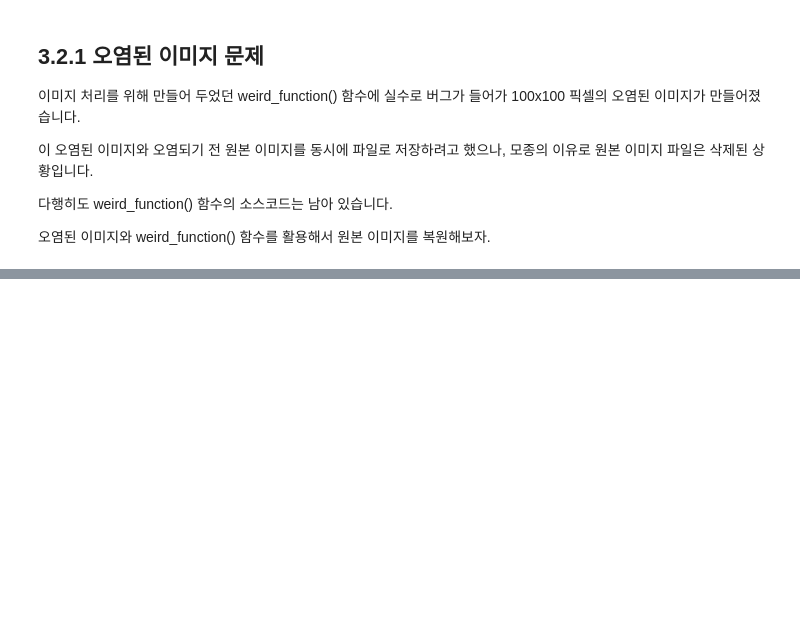
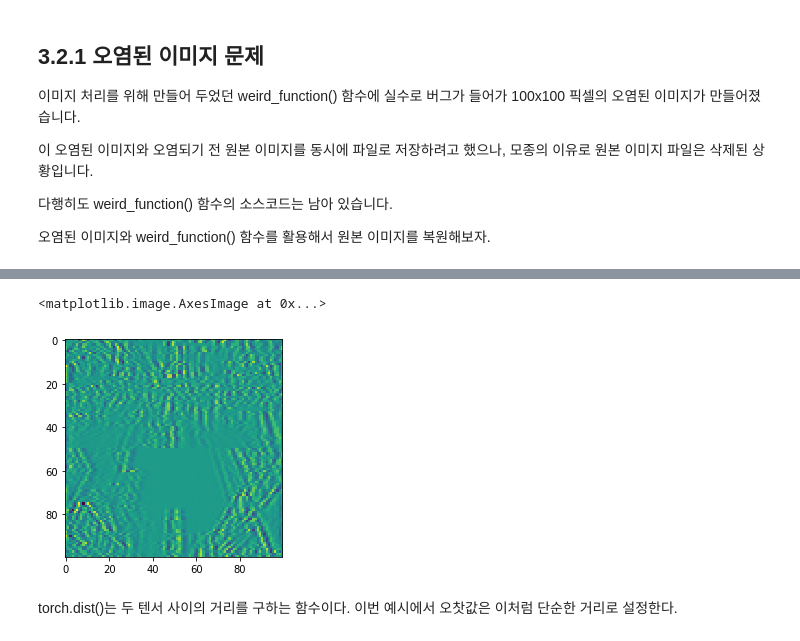
Before and after one commit to Asphalt93/dmqa_study, a Jupyter notebook: dmqa_pytorch/2019_PyTorch연습/03 ANN.ipynb, the cells around one changed output, grey strips where cells are left out. Cells and saved outputs as stored; diff of their text form; code cells hidden in the pictures; blank space fills up the shorter version.

```diff
--- a/dmqa_pytorch/2019_PyTorch연습/03 ANN.ipynb
+++ b/dmqa_pytorch/2019_PyTorch연습/03 ANN.ipynb
@@ -151,0 +172,7 @@ backward() 메서드는 연쇄법칙을 통한 미분을 지원한다.
+# %%
+broken_image =  torch.FloatTensor( pickle.load(open('./broken_image_t.p', 'rb'),encoding='latin1' ) )
+# %%
+plt.imshow(broken_image.view(100,100))
+# %% [output]
+<matplotlib.image.AxesImage at 0x...>
+[figure, added]
@@ -151,0 +195,2 @@ backward() 메서드는 연쇄법칙을 통한 미분을 지원한다.
+# %% [markdown]
+torch.dist()는 두 텐서 사이의 거리를 구하는 함수이다. 이번 예시에서 오찻값은 이처럼 단순한 거리로 설정한다.
```
Also changed, not shown: parts of 23 cells of this notebook.
